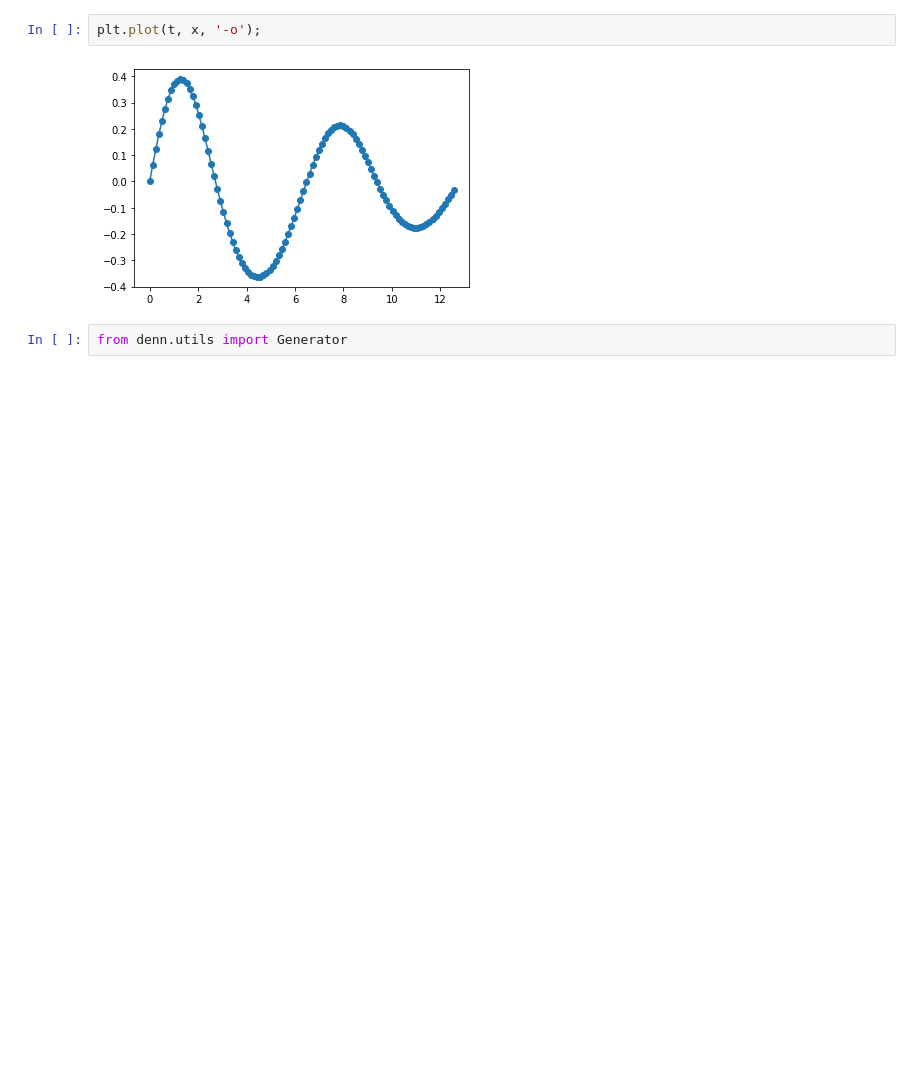
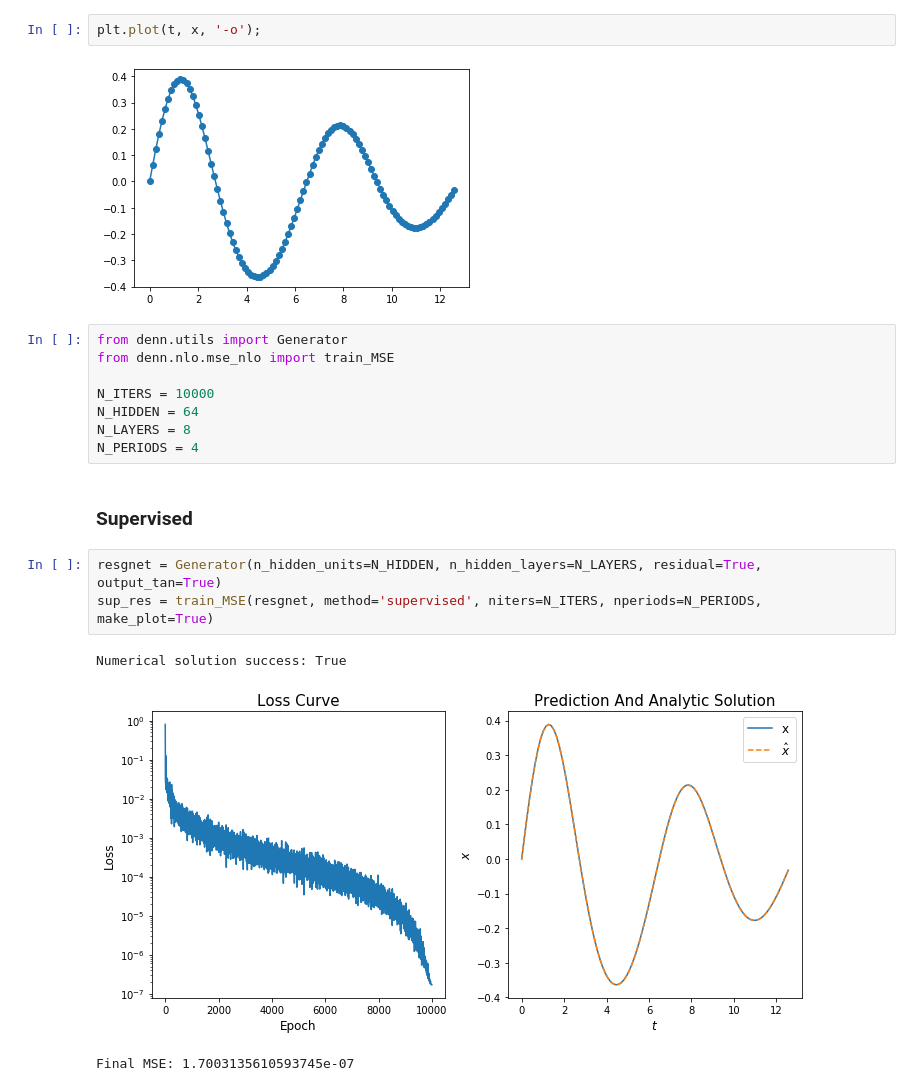
Before and after one commit to dylanrandle/denn, a Jupyter notebook: notebooks/NLO.ipynb, the cells around one changed output. Cells and saved outputs as stored; diff of their text form; blank space fills up the shorter version.

```diff
--- a/notebooks/NLO.ipynb
+++ b/notebooks/NLO.ipynb
@@ -36,5 +43,20 @@ Numerical solution succes: True
 plt.plot(t, x, '-o');
 # %% [output]
 [figure]
-# %%
-from denn.utils import Generator
+# %%
+from denn.utils import Generator
+from denn.nlo.mse_nlo import train_MSE
+
+N_ITERS = 10000
+N_HIDDEN = 64
+N_LAYERS = 8
+N_PERIODS = 4
+# %% [markdown]
+### Supervised
+# %%
+resgnet = Generator(n_hidden_units=N_HIDDEN, n_hidden_layers=N_LAYERS, residual=True, output_tan=True)
+sup_res = train_MSE(resgnet, method='supervised', niters=N_ITERS, nperiods=N_PERIODS, make_plot=True)
+# %% [output]
+Numerical solution success: True
+[figure, added]
+Final MSE: 1.7003135610593745e-07
```
Also changed, not shown: parts of 11 cells of this notebook, 5 other files.
